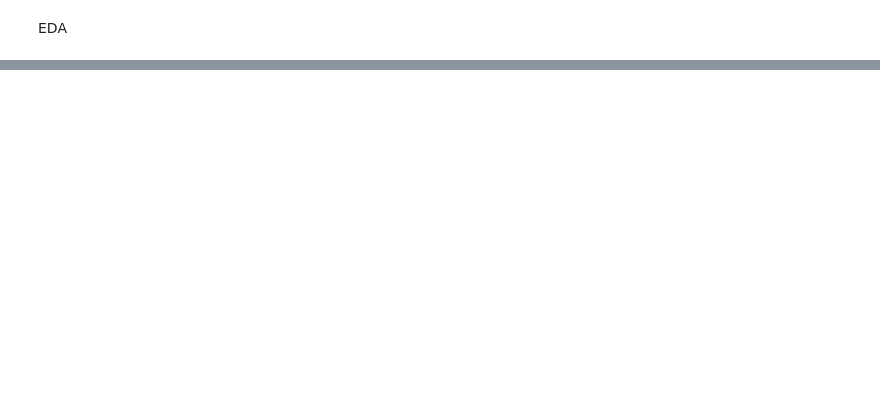
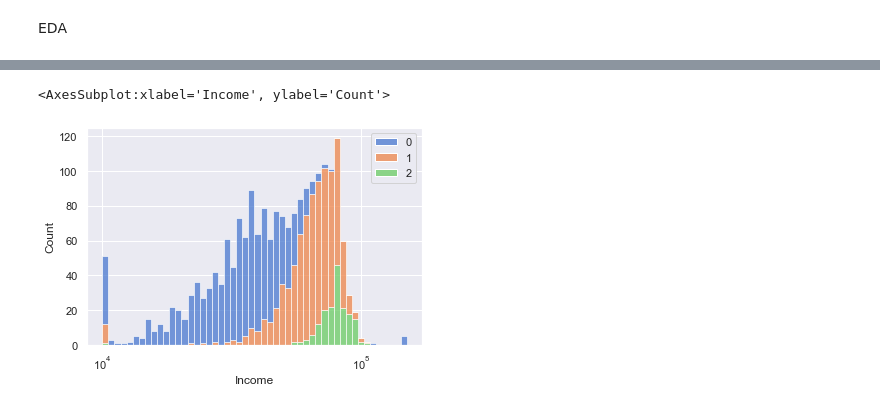
Before and after one commit to SandroMartens/sturdy-bassoon, a Jupyter notebook: kundenanalyse/analyse.ipynb, the cells around one changed output, grey strips where cells are left out. Drawn from its saved outputs; the diff is of its cells as text; code cells hidden in the pictures; blank space fills up the shorter version.

```diff
--- a/kundenanalyse/analyse.ipynb
+++ b/kundenanalyse/analyse.ipynb
@@ -155,0 +159,16 @@ sns.histplot(
+# %%
+sns.histplot(
+    x=data_original[clusters!=-1].Income+1,
+    # x="Income",
+    hue=clusters[clusters!=-1],
+    multiple="stack",
+    palette="muted",
+    bins=50,
+    element="bars",
+    # discrete=True,
+    # kde=True,
+    log_scale=True
+)
+# %% [output]
+<AxesSubplot:xlabel='Income', ylabel='Count'>
+[figure, added]
```
Also changed, not shown: parts of 11 cells of this notebook, 2 other files.
